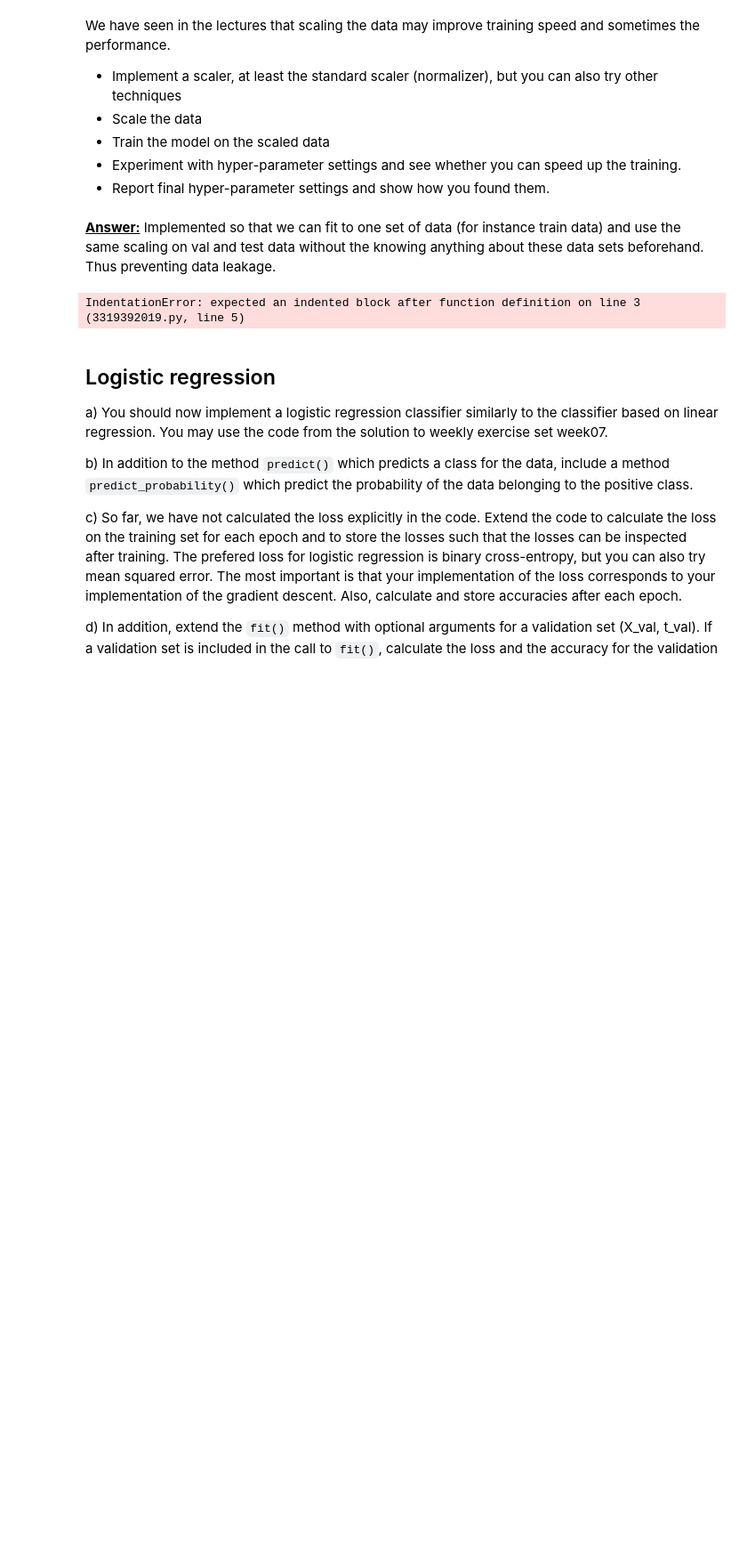
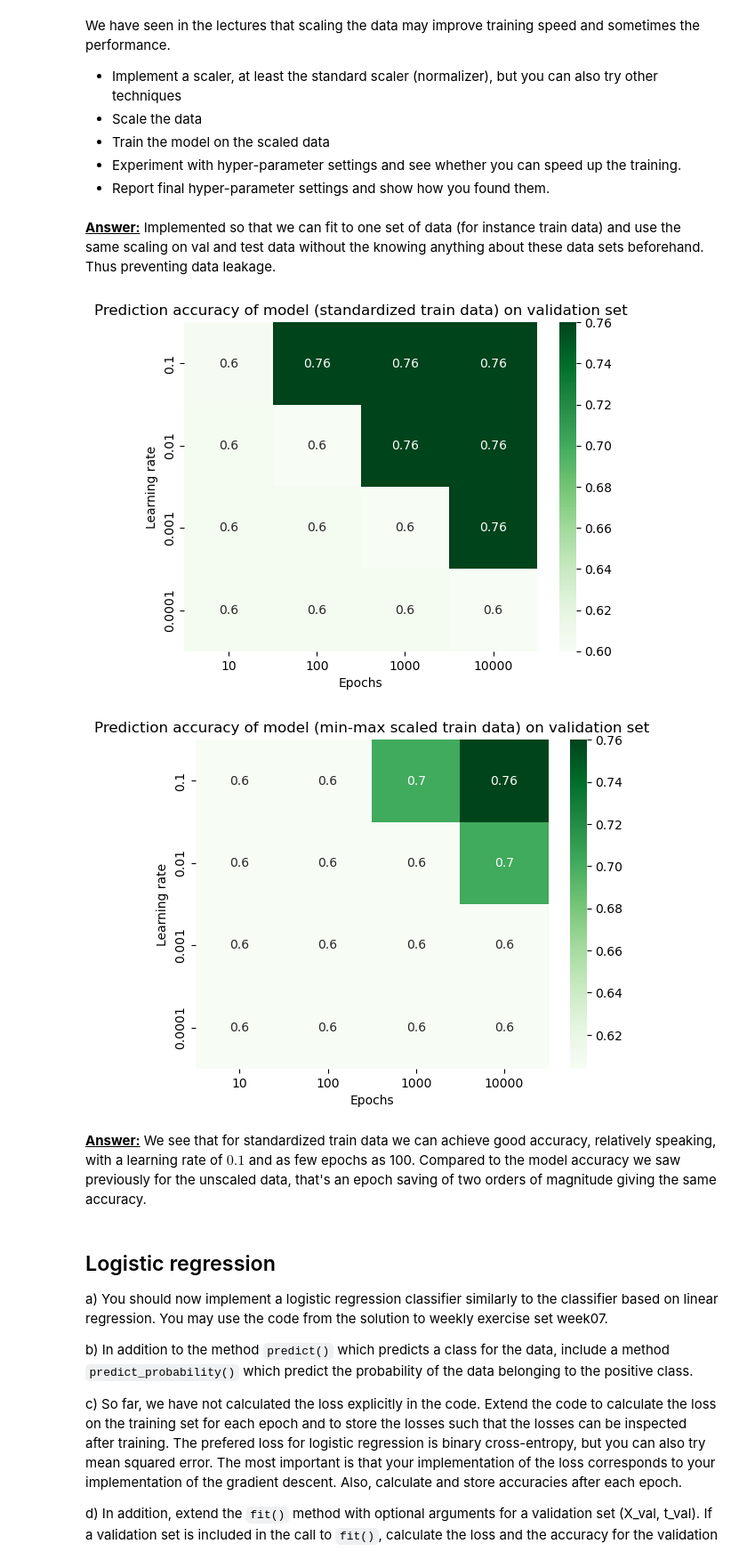
Before and after one commit to johnmagj/IN4050, a Jupyter notebook: Assignment_2/Assignment2.ipynb, the cells around one changed output. Shown at 89% size. Drawn from its saved outputs; the diff is of its cells as text; code cells hidden in the pictures; blank space fills up the shorter version.

```diff
--- a/Assignment_2/Assignment2.ipynb
+++ b/Assignment_2/Assignment2.ipynb
@@ -260,6 +272,10 @@ We have seen in the lectures that scaling the data may improve training speed an
 # %%
 class Scaler():
     def __init__(self):
+        self.mean_features = None
+        self.std_features = None
+        self.min_features = None
+        self.max_features = None
 
     def fit(self, X):
         """Create parameters for later scaling"""
@@ -270,12 +286,62 @@ class Scaler():
 
     def standardization(self, X):
         """Standardize based on X"""
-        X_s = (X - self.mean_features)/self.mean_features
+        X_s = (X - self.mean_features)/self.std_features
         return X_s
 
-    def normalization()
+    def min_max(self, X):
+        """Min-max performed on X."""
+        return (X - self.min_features)/(self.max_features - self.min_features)
-# %% [output]
-IndentationError: expected an indented block after function definition on line 3 (3319392019.py, line 5)
+# %%
+scaler = Scaler()
+scaler.fit(X_train)
+
+X_train_s = scaler.standardization(X_train)
+X_val_s = scaler.standardization(X_val)
+
+X_train_minmax = scaler.min_max(X_train)
+X_val_minmax = scaler.min_max(X_val)
+# %%
+learning_rates = np.logspace(-1, -4, 4)
+num_epochs = np.logspace(1, 4, 4).astype("int") # To work with .fit method in NumpyLinRegClass(NumpyClassifier)
+
+prediction_s_accuracy_matrix = np.zeros([len(learning_rates), len(num_epochs)])
+prediction_minmax_accuracy_matrix = np.zeros([len(learning_rates), len(num_epochs)])
+
+
+for i in range(len(learning_rates)):
+    for j in range(len(num_epochs)):
+
+        model_s = NumpyLinRegClass(bias=True)
+        model_minmax = NumpyLinRegClass(bias=True)
+
+        model_s.fit(X_train_s, t2_train, lr=learning_rates[i], epochs=num_epochs[j])
+        model_minmax.fit(X_train_minmax, t2_train, lr=learning_rates[i], epochs=num_epochs[j])
+
+        model_s_prediction_val = model_s.predict(X_val_s)
+        model_minmax_prediction_val = model_minmax.predict(X_val_minmax)
+
+        prediction_s_accuracy_matrix[i][j] = accuracy(model_s_prediction_val, t2_val)
+        prediction_minmax_accuracy_matrix[i][j] = accuracy(model_minmax_prediction_val, t2_val)
+# %%
+sns.heatmap(prediction_s_accuracy_matrix, annot=True, cmap="Greens", xticklabels=num_epochs, yticklabels=learning_rates)
+plt.xlabel("Epochs")
+plt.ylabel("Learning rate")
+plt.title("Prediction accuracy of model (standardized train data) on validation set")
+plt.show()
+plt.close()
+
+sns.heatmap(prediction_minmax_accuracy_matrix, annot=True, cmap="Greens", xticklabels=num_epochs, yticklabels=learning_rates)
+plt.xlabel("Epochs")
+plt.ylabel("Learning rate")
+plt.title("Prediction accuracy of model (min-max scaled train data) on validation set")
+plt.show()
+plt.close()
+# %% [output]
+[figure, added]
+[figure, added]
+# %% [markdown]
+<u>**Answer:**</u> We see that for standardized train data we can achieve good accuracy, relatively speaking, with a learning rate of $0.1$ and as few epochs as 100. Compared to the model accuracy we saw previously for the unscaled data, that's an epoch saving of two orders of magnitude giving the same accuracy.
 # %% [markdown]
 ## Logistic regression
 a) You should now implement a logistic regression classifier similarly to the classifier based on linear regression.
```
Also changed, not shown: parts of 6 cells of this notebook.
